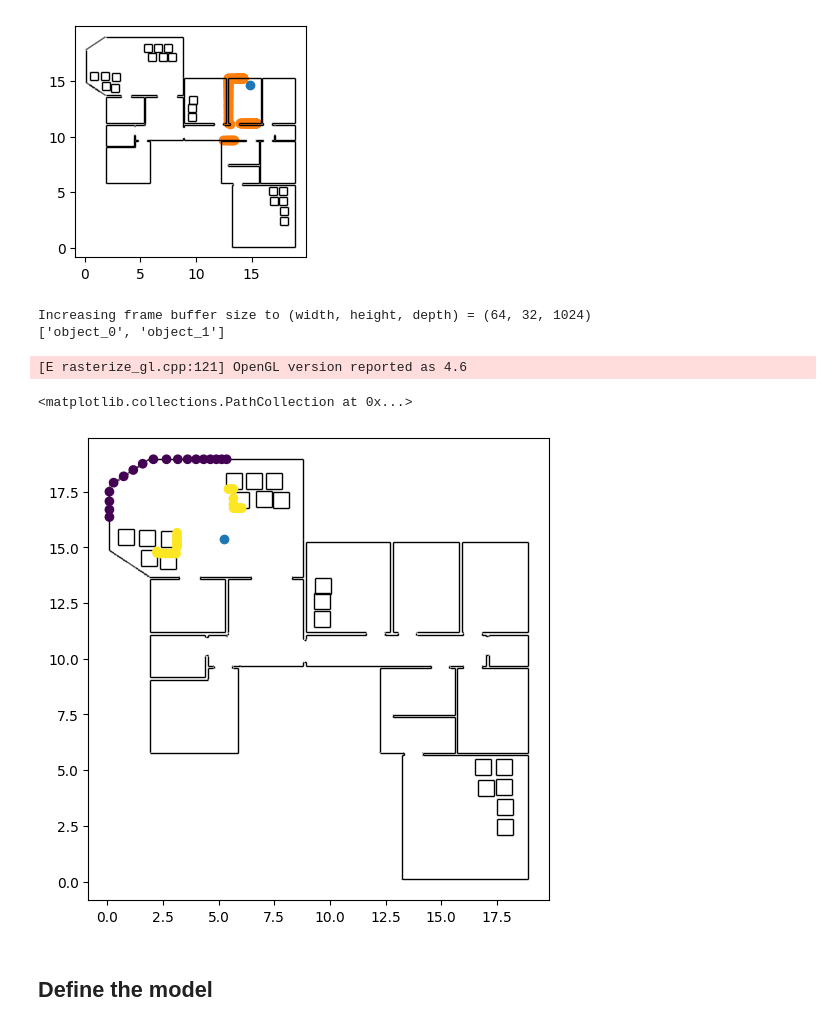
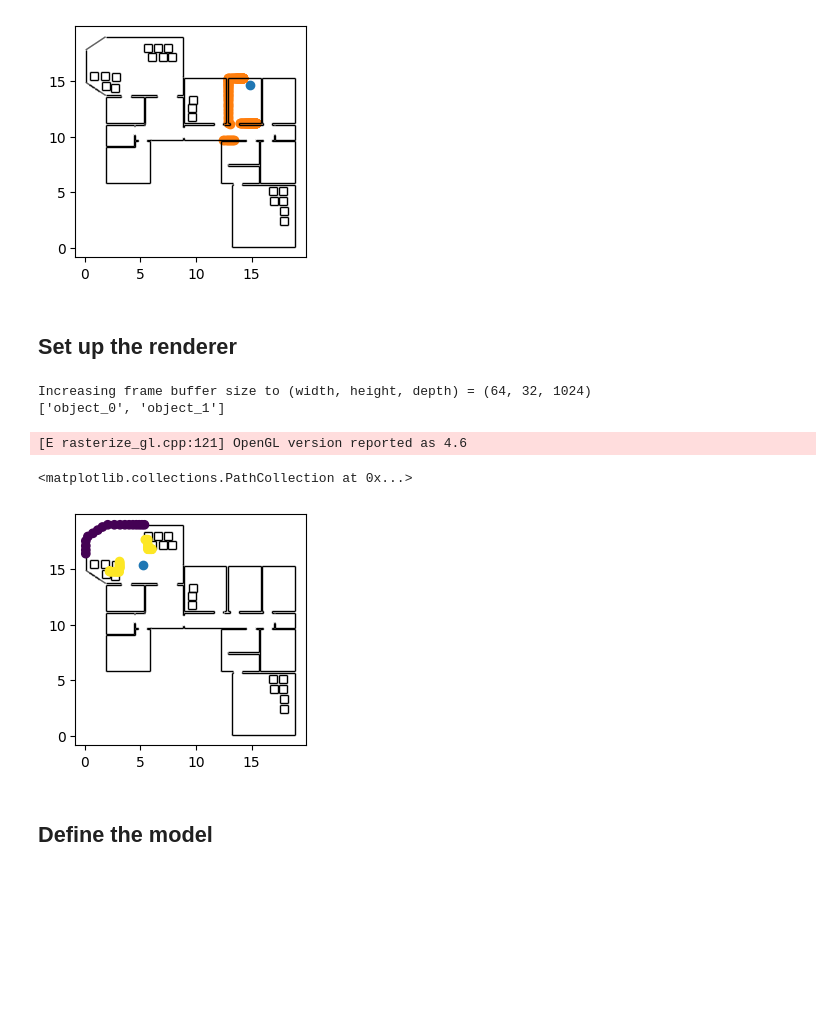
Before and after one commit to mirkoklukas/bayes3d, a Jupyter notebook: scripts/notebooks/_mkl/04a - 2d Slam in Bayes3D.ipynb, the cells around one changed output. Saved outputs shown, nothing was run; the diff lists cells and outputs as text; code cells hidden in the pictures; blank space fills up the shorter version.

```diff
--- a/scripts/notebooks/_mkl/04a - 2d Slam in Bayes3D.ipynb
+++ b/scripts/notebooks/_mkl/04a - 2d Slam in Bayes3D.ipynb
@@ -208,18 +210,9 @@ for t in range(10):
     img = render(ps[t])
     img_ = img[:,:,2].at[img[:,:,3]==0].set(jnp.nan)
     np.save(f"./data/test_imgs/img_{t}", img_)
+# %% [markdown]
+## Set up the renderer
 # %%
-# h = 1
-# w = 50
-
-# intrinsics = b3d.Intrinsics(
-#     height=h,
-#     width=w,
-#     fx=10.0, fy=1.0,
-#     cx=w/2 - 0.5, cy=h/2 - 0.5,
-#     near=0.01, far=20.0
-# )
-
 w = 50
 h = 1
 
@@ -237,38 +230,38 @@ intrinsics = b3d.Intrinsics(
     width  = w,
     fx=fx, fy=fy,
     cx=cx, cy=cy,
     near=near, far=far
 )
 b3d.setup_renderer(intrinsics)
 b3d.RENDERER.add_mesh(trimesh.util.concatenate([map_mesh, table]), center_mesh=False)
 b3d.RENDERER.add_mesh(box_mesh, center_mesh=False)
 
-def render(p):
+def render(p, inds=[0,1]):
     p_ = b3d.t3d.inverse_pose(p)
-    return b3d.RENDERER.render(jnp.tile(p_, (2,1,1)), jnp.array([0,1]))
+    return b3d.RENDERER.render(jnp.tile(p_, (len(inds),1,1)), jnp.array(inds))
 
 print(b3d.RENDERER.mesh_names)
 
 t = 40
 p = _ps[t]
-X = render(lift_pose(p[:2], p[2]))
+X = render(lift_pose(p[:2], p[2]), inds=[0,1])
 xs = X[0,:,[0,2]].T
 xs = apply_2dpose(p, xs)
 
 
 # -----------------
-plt.figure(figsize=(6,6))
+plt.figure(figsize=(3,3))
 plt.gca().set_aspect(1)
 plot_segs(plt.gca(),_segs, c="k", zorder=-1)
 plot_segs(plt.gca(),_boxes, c="k", zorder=-1)
 plt.scatter(*_ps[t][:2], marker="o")
 plt.scatter(*xs.T,c=X[0,:,3], vmin=1, vmax=2)
 # %% [output]
 Increasing frame buffer size to (width, height, depth) = (64, 32, 1024)
 ['object_0', 'object_1']
 [E rasterize_gl.cpp:121] OpenGL version reported as 4.6
 <matplotlib.collections.PathCollection at 0x...>
-[figure, old version]
+[figure, new version]
 # %% [markdown]
 ## Define the model
 # %%
```
Also changed, not shown: parts of 13 cells of this notebook, 7 other files.
